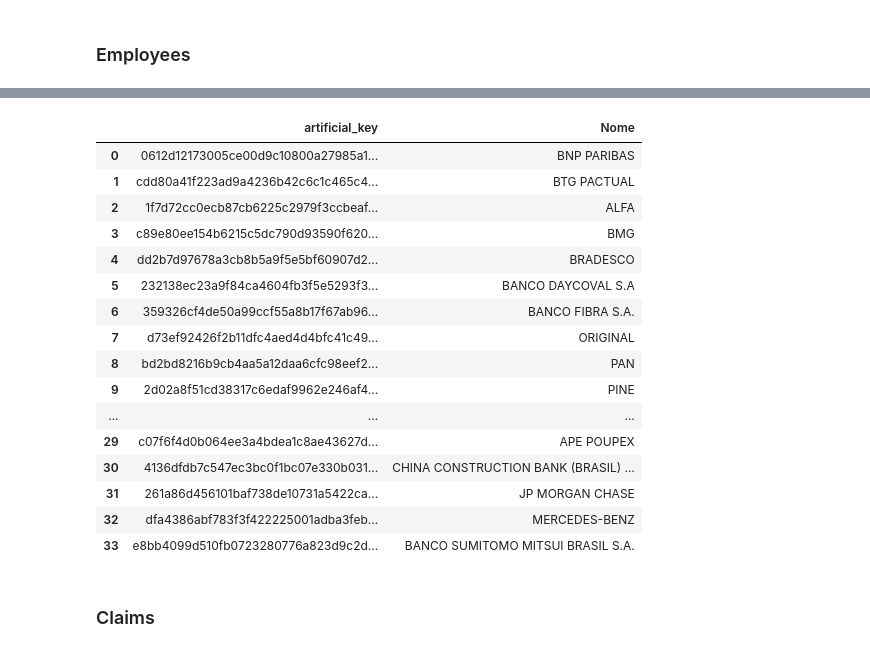
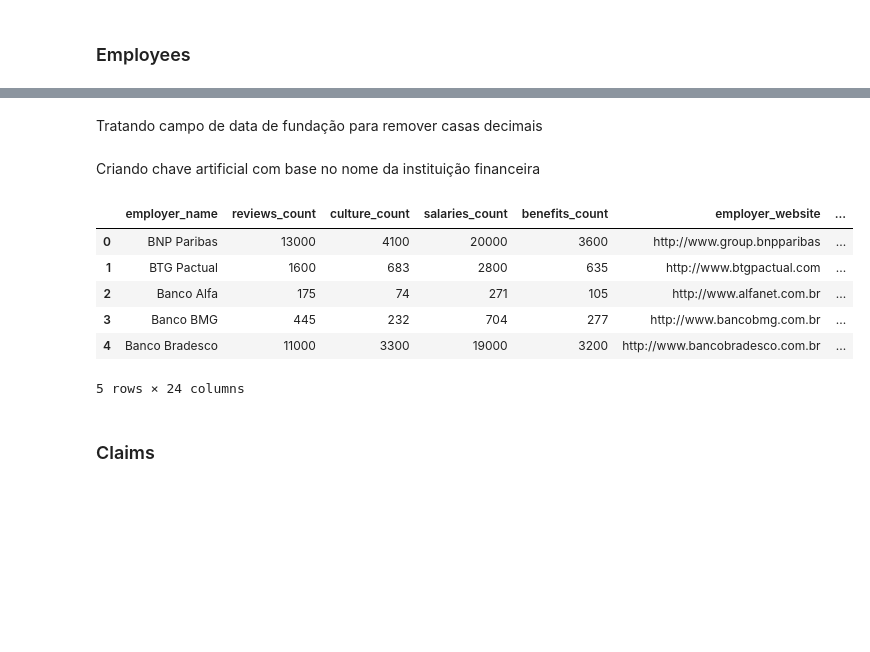
Before and after one commit to Squinelato/eEDB-011-2024-3, a Jupyter notebook: Atividade 02/etl.ipynb, the cells around one changed output, grey strips where cells are left out. Cells and saved outputs as stored; diff of their text form; code cells hidden in the pictures; blank space fills up the shorter version.

```diff
--- a/Atividade 02/etl.ipynb
+++ b/Atividade 02/etl.ipynb
@@ -139,4 +208,5 @@ banks.head()
 # %% [markdown]
 ### Employees
 # %%
-employees = pd.read_parquet('./raw/rwzd_employees.parquet', engine='pyarrow')
+rwzd_employee_path = './raw/employee'
+trzd_employee = pd.read_parquet(rwzd_employee_path, engine='pyarrow')
@@ -192,24 +239,46 @@ sha1("test".encode('utf-8')).hexdigest()
+# %%
+trzd_employee = trzd_employee.astype({
+    'employer_name': 'str',
+    'reviews_count': 'uint64',
+    'culture_count': 'uint64',
+    'salaries_count': 'uint64',
+    'benefits_count': 'uint64',
+    'employer_website': 'str',
+    'employer_headquarters': 'str',
+    'employer_founded': 'str',
+    'employer_industry': 'str',
+    'employer_revenue': 'str',
+    'url': 'str',
+    'general_score': 'float64',
+    'culture_values_score': 'float64',
+    'diversity_inclusion_score': 'float64',
+    'life_quality_score': 'float64',
+    'senior_leadership_score': 'float64',
+    'compensation_benefits_score': 'float64',
+    'career_opportunities_score': 'float64',
+    'recommendation_score': 'float64',
+    'company_positive_score': 'float64',
+    'segment': 'str',
+    'financial_institution_name': 'str',
+    'match_percent': 'uint8'
+})
+# %% [markdown]
+Tratando campo de data de fundação para remover casas decimais
+# %%
+trzd_employee["employer_founded"] =  trzd_employee["employer_founded"].str.replace('\..*', '', regex=True)
+# %% [markdown]
+Criando chave artificial com base no nome da instituição financeira
 # %%
-employees['artificial_key'] = employees['Nome'].str.lower()
-employees['artificial_key'] = employees['artificial_key'].str.replace(" ", "")
-employees['artificial_key'] = employees['artificial_key'].map(lambda x: sha1(x.encode('utf-8')).hexdigest())
-
-employees.loc[:, ['artificial_key', 'Nome'] ]
+trzd_employee['bank_name_id'] = trzd_employee['financial_institution_name'].str.lower()
+trzd_employee['bank_name_id'] = trzd_employee['bank_name_id'].str.replace(" ", "")
+trzd_employee['bank_name_id'] = trzd_employee['bank_name_id'].map(lambda x: sha1(x.encode('utf-8')).hexdigest())
-# %% [output]
-|  | artificial_key | Nome |
-| 0 | 0612d12173005ce00d9c10800a27985a1... | BNP PARIBAS |
-| 1 | cdd80a41f223ad9a4236b42c6c1c465c4... | BTG PACTUAL |
-| 2 | 1f7d72cc0ecb87cb6225c2979f3ccbeaf... | ALFA |
-| 3 | c89e80ee154b6215c5dc790d93590f620... | BMG |
-| 4 | dd2b7d97678a3cb8b5a9f5e5bf60907d2... | BRADESCO |
-| 5 | 232138ec23a9f84ca4604fb3f5e5293f3... | BANCO DAYCOVAL S.A |
-| 6 | 359326cf4de50a99ccf55a8b17f67ab96... | BANCO FIBRA S.A. |
-| 7 | d73ef92426f2b11dfc4aed4d4bfc41c49... | ORIGINAL |
-| 8 | bd2bd8216b9cb4aa5a12daa6cfc98eef2... | PAN |
-| 9 | 2d02a8f51cd38317c6edaf9962e246af4... | PINE |
-| ... | ... | ... |
-| 29 | c07f6f4d0b064ee3a4bdea1c8ae43627d... | APE POUPEX |
-| 30 | 4136dfdb7c547ec3bc0f1bc07e330b031... | CHINA CONSTRUCTION BANK (BRASIL) ... |
-| 31 | 261a86d456101baf738de10731a5422ca... | JP MORGAN CHASE |
-| 32 | dfa4386abf783f3f422225001adba3feb... | MERCEDES-BENZ |
-| 33 | e8bb4099d510fb0723280776a823d9c2d... | BANCO SUMITOMO MITSUI BRASIL S.A. |
+# %%
+trzd_employee.head()
+# %% [output]
+|  | employer_name | reviews_count | culture_count | salaries_count | benefits_count | employer_website | ... |
+| 0 | BNP Paribas | 13000 | 4100 | 20000 | 3600 | http://www.group.bnpparibas | ... |
+| 1 | BTG Pactual | 1600 | 683 | 2800 | 635 | http://www.btgpactual.com | ... |
+| 2 | Banco Alfa | 175 | 74 | 271 | 105 | http://www.alfanet.com.br | ... |
+| 3 | Banco BMG | 445 | 232 | 704 | 277 | http://www.bancobmg.com.br | ... |
+| 4 | Banco Bradesco | 11000 | 3300 | 19000 | 3200 | http://www.bancobradesco.com.br | ... |
+5 rows × 24 columns
```
Also changed, not shown: parts of 55 cells of this notebook, 8 other files.
